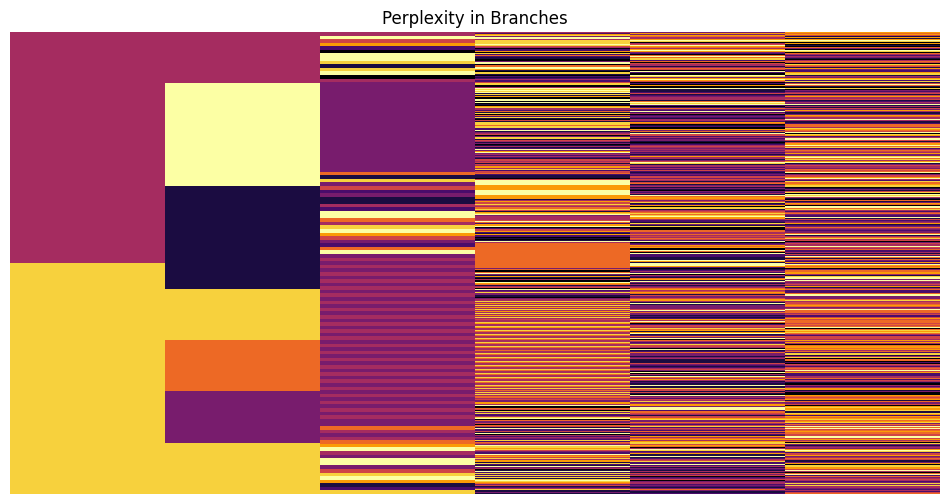
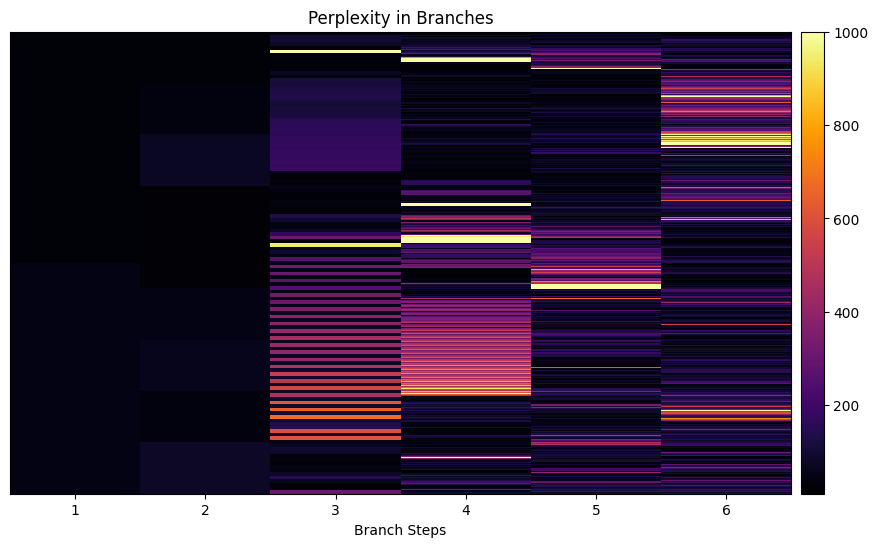
Unified diff of the notebook cell whose output changed from the first chart to the second:
--- before
+++ after
@@ -6,4 +6,5 @@
     def insert(self, sentence, perplexity):
         """ Insert a sentence into the tree structure with perplexity values. """
+        perplexity = min(perplexity, 1000)  # Clip perplexity at 300
         words = sentence.split()
         node = self.tree  # Start at root
@@ -28,4 +29,7 @@
         all_perplexities = [node["perplexity"] for depth in self.depths.values() for _, node in depth]
         min_perp, max_perp = min(all_perplexities), max(all_perplexities)
+
+        cmap = plt.cm.inferno  # Set colormap
+        norm = plt.Normalize(vmin=min_perp, vmax=max_perp)  # Normalize perplexity values
         
         for depth, words in self.depths.items():
@@ -40,5 +44,5 @@
                 
                 # Apply colormap
-                color = plt.cm.inferno(norm_perp)
+                color = cmap(norm(perplexity))
 
                 rect = plt.Rectangle((depth * column_width, 1 - (i + 1) * row_height), 
@@ -51,9 +55,22 @@
         ax.axis("off")  # Remove axes for clean look
         plt.title("Perplexity in Branches")
+
+        # Add x-axis labels for branch steps
+        ax.set_xticks([(i + 0.5) / max_depth for i in range(max_depth)])  
+        ax.set_xticklabels(range(1, max_depth + 1))
+        ax.set_xlabel("Branch Steps")
+        ax.axis("on")  # Turn axis back on to show labels
+        ax.set_yticks([])
+
+        # Add colorbar with reduced padding
+        sm = plt.cm.ScalarMappable(cmap=cmap, norm=norm)
+        sm.set_array([])
+        cbar = fig.colorbar(sm, ax=ax, pad=0.01)  # Decreased pad value
+
         plt.show()
 
 # Dummy perplexity function
 def dummy_perplexity(text):
-    return len(text) % 10  # Mock perplexity function
+    return min(len(text) % 10, 300)  # Mock perplexity function with clipping
 
 # Create icicle visualizer
@@ -81,5 +98,10 @@
 
 for sentence in text_data_test:
-    perplexity = dummy_perplexity(sentence)
+    try:
+        perplexity = calculate_perplexity(sentence)
+    except Exception as e:
+        perplexity = 0
+        continue
+    
     visualizer.insert(sentence, perplexity)
 

Commit: e